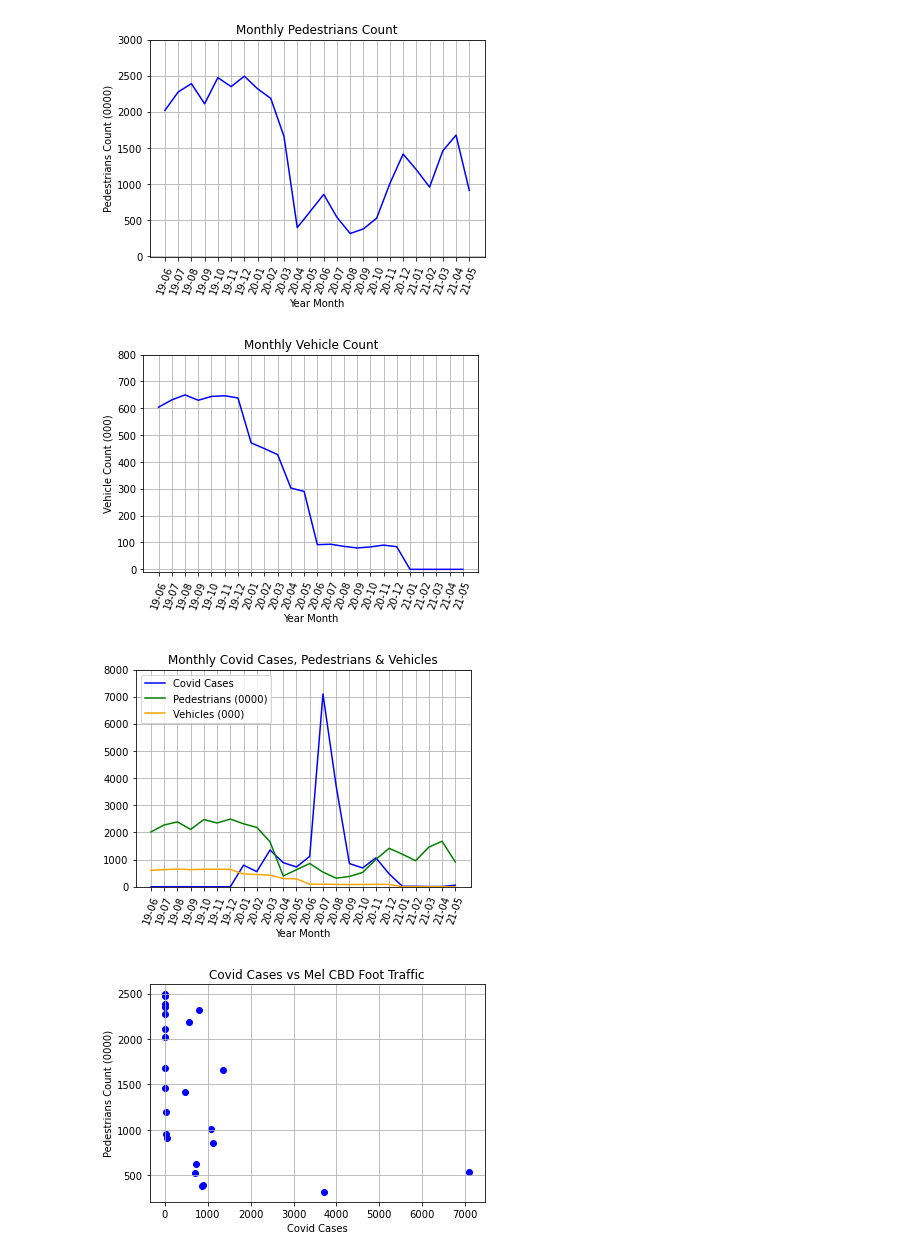
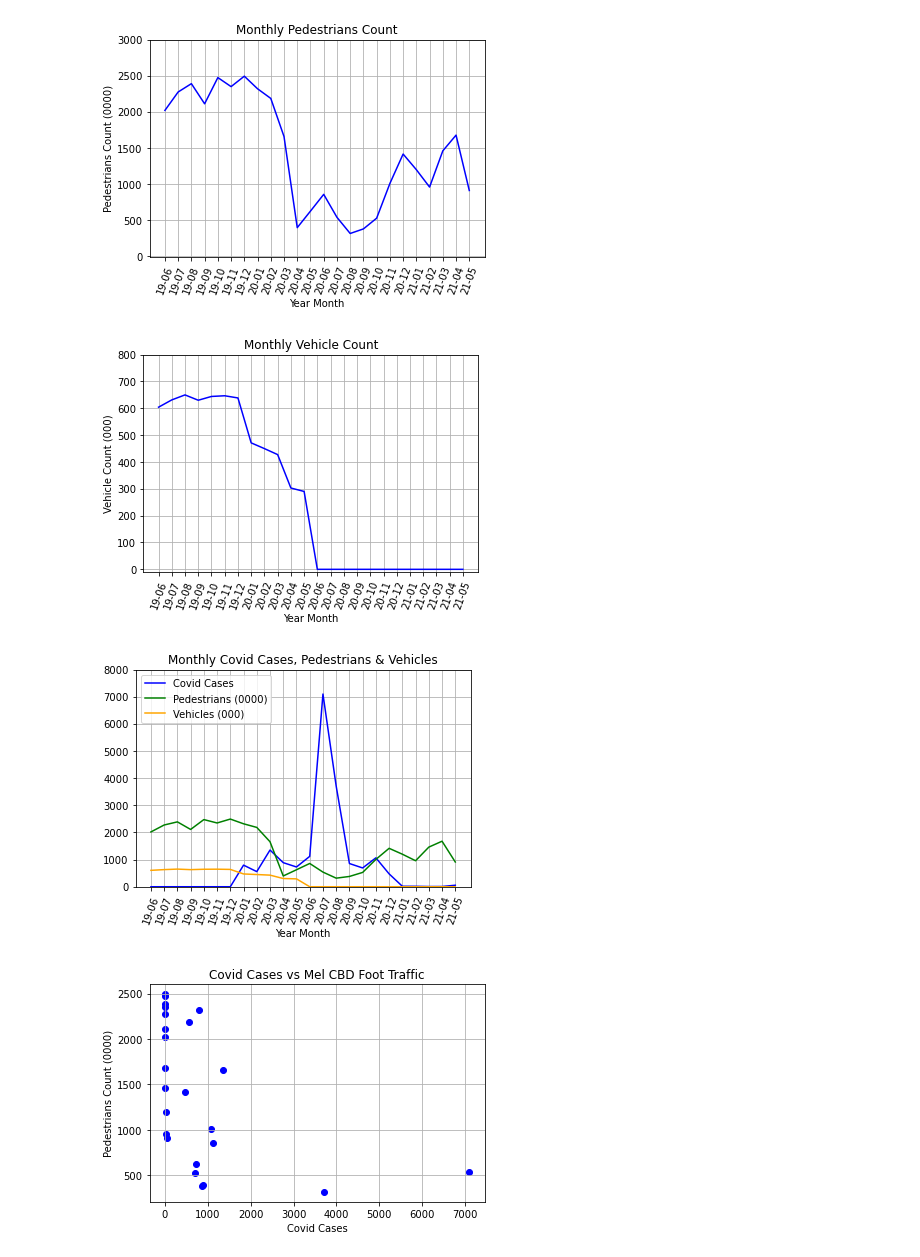
Before and after one commit to dillon-wright/project-1, a Jupyter notebook: Results.ipynb, the cells around one changed output. Drawn from its saved outputs; the diff is of its cells as text; code cells hidden in the pictures.

Commit message:
vehicle data fixed

```diff
--- a/Results.ipynb
+++ b/Results.ipynb
@@ -14,4 +14,5 @@ summary_results_df = pd.read_csv(summary_results_path)
 # %%
 #summary_results_df['Date1'] = pd.to_datetime(summary_results_df['Date']).dt.strftime('%Y%m%d')
 summary_results_df.rename(columns={'Unnamed: 0': 'Date'}, inplace = True)
-summary_results_df
+summary_results_df.replace(np.NaN, 0, inplace=True)
+#summary_results_df
@@ -32,5 +19,9 @@ summary_results_df
+# %%
+# only use data from 2019-01-01
+summary_results_df = summary_results_df.loc[(pd.to_datetime(summary_results_df['Date']).dt.strftime('%Y%m%d')) >= '20190601',:]
 # %%
-summary_results_df = summary_results_df[(pd.to_datetime(summary_results_df['Date']).dt.strftime('%Y%m%d')) >= '20190601']
+# add the Yesr Month column
+# add columns to redeuse the values of the counts
 summary_results_df['YYMM'] = pd.to_datetime(summary_results_df['Date']).dt.strftime('%y-%m')
 summary_results_df['Ped_Count_0000'] = summary_results_df['Pedestrians_Count']/10000
 summary_results_df['Vehicle_Count_000'] = summary_results_df['Vehicle_Count']/1000
@@ -53,3 +28,7 @@ summary_results_df
+# %%
+# clear any data after may 2020 for veihcle count
+summary_results_df.loc[summary_results_df['YYMM'] >= '20-06', 'Vehicle_Count'] = 0
+summary_results_df.loc[summary_results_df['YYMM'] >= '20-06', 'Vehicle_Count_000'] = 0
 # %%
 summary_gr_df = summary_results_df.groupby(['YYMM'])
 summary_gr_df.sum()
@@ -171,33 +150,33 @@ plt.show()
 # %%
 # Line  chart using pyplot - Vehicle count
 
 # get y axix values
-timepoint_count = summary_gr_df['Vehicle_Count_000'].sum()
+vehicle_count = summary_gr_df['Vehicle_Count_000'].sum()
 
 # plot a line graph in green
-timepoints, = plt.plot(x_axis, timepoint_count, color ='blue')
+vehicle_nos, = plt.plot(x_axis, vehicle_count, color ='blue')
 
 # Set the limits for the X and Y axes
 #plt.xlim(0,28)
 plt.ylim(-10,800)
 
 # create the ticks for bar chart's x axis
 tick_locations = [value for value in x_axis]
 plt.xticks(tick_locations, month_list, rotation = '70')
 
 # name the chart a title, x label, and y label
 plt.title('Monthly Vehicle Count')
 plt.xlabel('Year Month')
 plt.ylabel('Vehicle Count (000)')
 
 # add in a grid for the chart
 plt.grid()
 
 # save an image of the chart and print it to the screen
 plt.savefig('Images/Vehicle_count_by_Month_line.png')
 plt.show()
 # %% [output]
-[figure, old version]
+[figure, new version]
 # %%
 # Line  chart using pyplot - Monthly Covid Cases, Pedestrians & Vehicles in Mel CBD
 
@@ -241,7 +220,7 @@ plt.legend(handles=[covid_nos, ped_nos, vehicle_nos], loc='upper left')
 plt.savefig('Images/Monthly_Covid_Cases_Pedestrians_Vehicles_line.png')
 plt.show()
 # %% [output]
-[figure, old version]
+[figure, new version]
 # %%
 # Generate a scatter plot - Covid Cases vs Mel CBD Foot Traffic
 Covid_Cases_x  = summary_gr_df['Covid_Cases'].sum()
```
Also changed, not shown: parts of 5 cells of this notebook.
